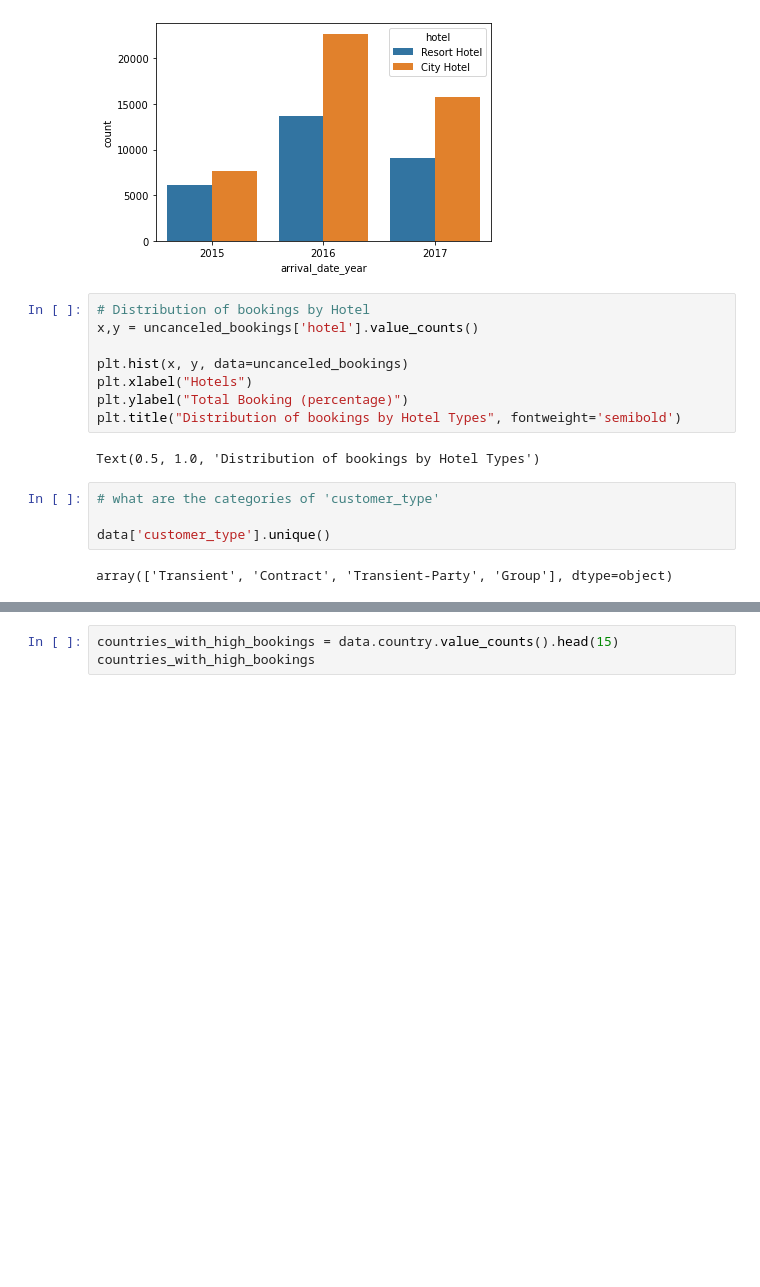
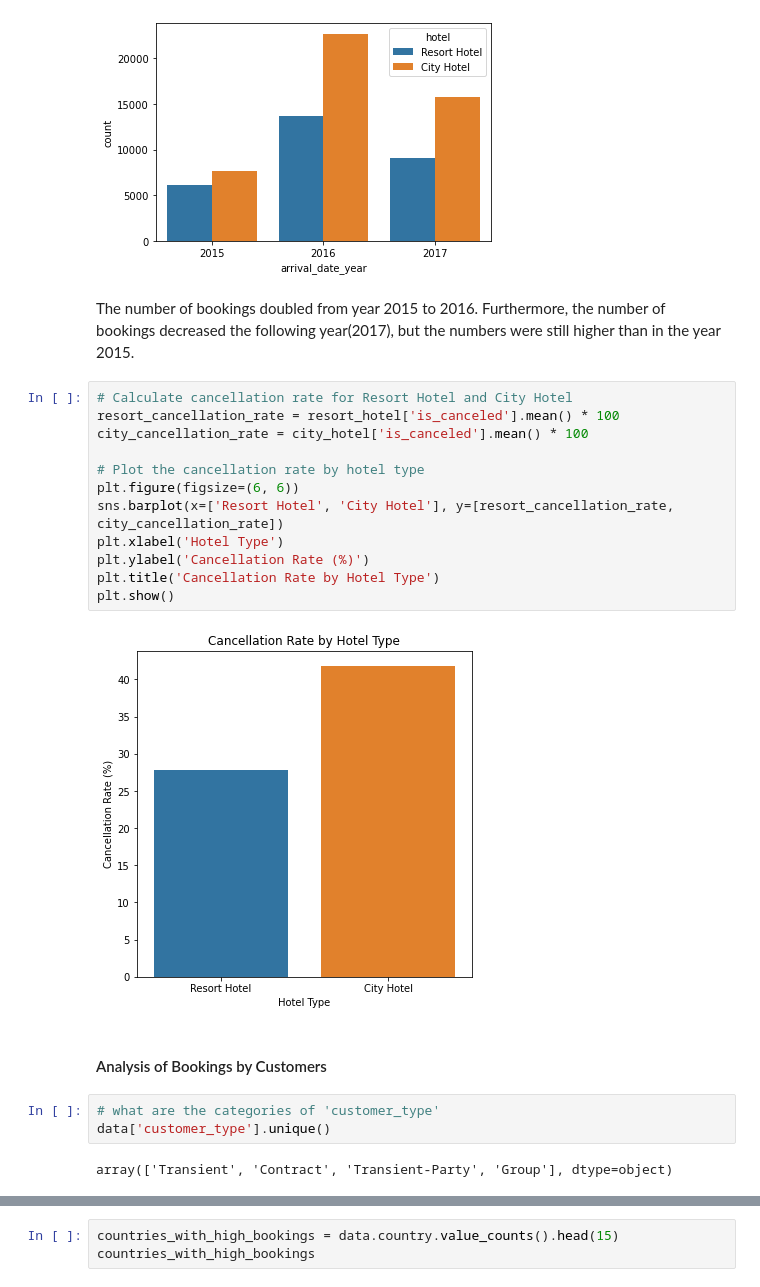
Before and after one commit to Danie-O/machine-learning, a Jupyter notebook: hotel-booking-analysis/hotel_booking_EDA.ipynb, the cells around one changed output, grey strips where cells are left out. Cells and saved outputs as stored; diff of their text form; blank space fills up the shorter version.

```diff
--- a/hotel-booking-analysis/hotel_booking_EDA.ipynb
+++ b/hotel-booking-analysis/hotel_booking_EDA.ipynb
@@ -275,19 +278,26 @@ plt.subplots(figsize=(6,4))
 sns.countplot(x='arrival_date_year', hue='hotel',  data=uncanceled_bookings);
 # %% [output]
 [figure]
-# %%
-# Distribution of bookings by Hotel
-x,y = uncanceled_bookings['hotel'].value_counts()
-
-plt.hist(x, y, data=uncanceled_bookings)
-plt.xlabel("Hotels")
-plt.ylabel("Total Booking (percentage)")
-plt.title("Distribution of bookings by Hotel Types", fontweight='semibold')
-# %% [output]
-Text(0.5, 1.0, 'Distribution of bookings by Hotel Types')
+# %% [markdown]
+The number of bookings doubled from year 2015 to 2016. Furthermore, the number of bookings decreased the following year(2017), but the numbers were still higher than in the year 2015.
+# %%
+# Calculate cancellation rate for Resort Hotel and City Hotel
+resort_cancellation_rate = resort_hotel['is_canceled'].mean() * 100
+city_cancellation_rate = city_hotel['is_canceled'].mean() * 100
+
+# Plot the cancellation rate by hotel type
+plt.figure(figsize=(6, 6))
+sns.barplot(x=['Resort Hotel', 'City Hotel'], y=[resort_cancellation_rate, city_cancellation_rate])
+plt.xlabel('Hotel Type')
+plt.ylabel('Cancellation Rate (%)')
+plt.title('Cancellation Rate by Hotel Type')
+plt.show()
+# %% [output]
+[figure, added]
+# %% [markdown]
+#### Analysis of Bookings by Customers
 # %%
 # what are the categories of 'customer_type'
-
 data['customer_type'].unique()
 # %% [output]
 array(['Transient', 'Contract', 'Transient-Party', 'Group'], dtype=object)
```
Also changed, not shown: parts of 38 cells of this notebook.
